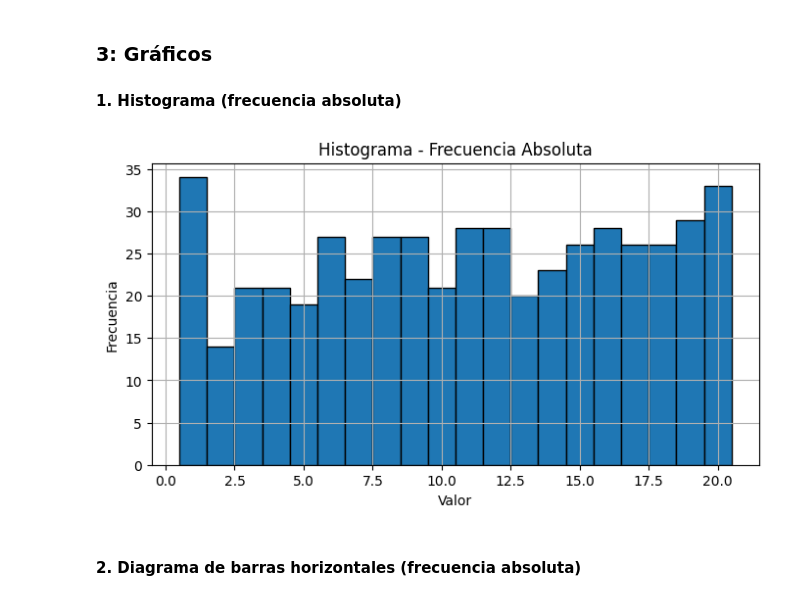
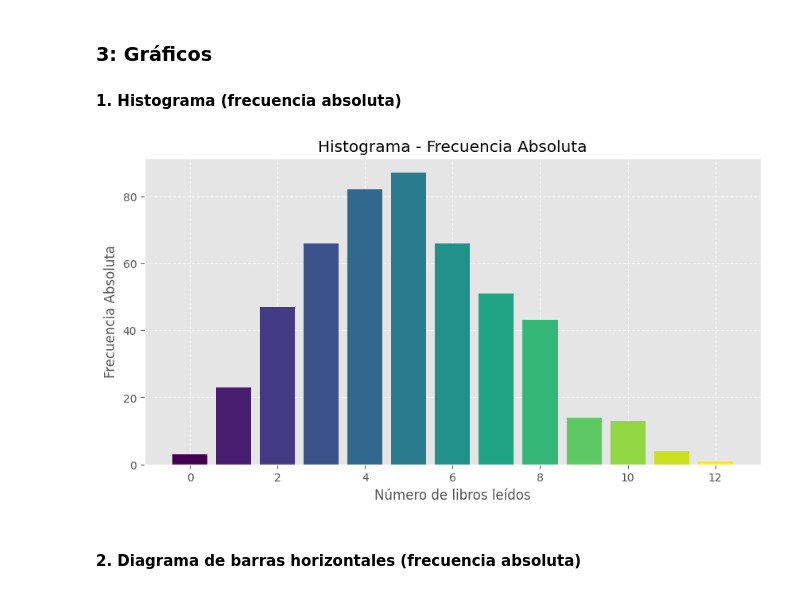
Before and after one commit to D1egoXD/Tablas_Frecuencias, a Jupyter notebook: cuantitativos_discretos.ipynb, the cells around one changed output. Cells and saved outputs as stored; diff of their text form; code cells hidden in the pictures.

```diff
--- a/cuantitativos_discretos.ipynb
+++ b/cuantitativos_discretos.ipynb
@@ -46,15 +55,16 @@ df_frecuencias
 # %% [markdown]
 ### 3: Gráficos
 #### 1. Histograma (frecuencia absoluta)
-# %%
-plt.figure(figsize=(8, 4))
-plt.hist(datos, bins=range(1, 22), edgecolor='black', align='left')
-plt.title('Histograma - Frecuencia Absoluta')
-plt.xlabel('Valor')
-plt.ylabel('Frecuencia')
-plt.grid(True)
-plt.show()
-# %% [output]
-[figure, removed]
+# %%
+# Histograma (Frecuencia Absoluta)
+plt.figure(figsize=(10, 5))
+plt.bar(tabla.index, frecuencia_absoluta.values, color=plt.cm.viridis(np.linspace(0, 1, len(tabla))))
+plt.xlabel("Número de libros leídos")
+plt.ylabel("Frecuencia Absoluta")
+plt.title("Histograma - Frecuencia Absoluta")
+plt.grid(True, linestyle="--", alpha=0.7)
+plt.show()
+# %% [output]
+[figure, added]
 # %% [markdown]
 #### 2. Diagrama de barras horizontales (frecuencia absoluta)
```
Also changed, not shown: parts of 11 cells of this notebook.
